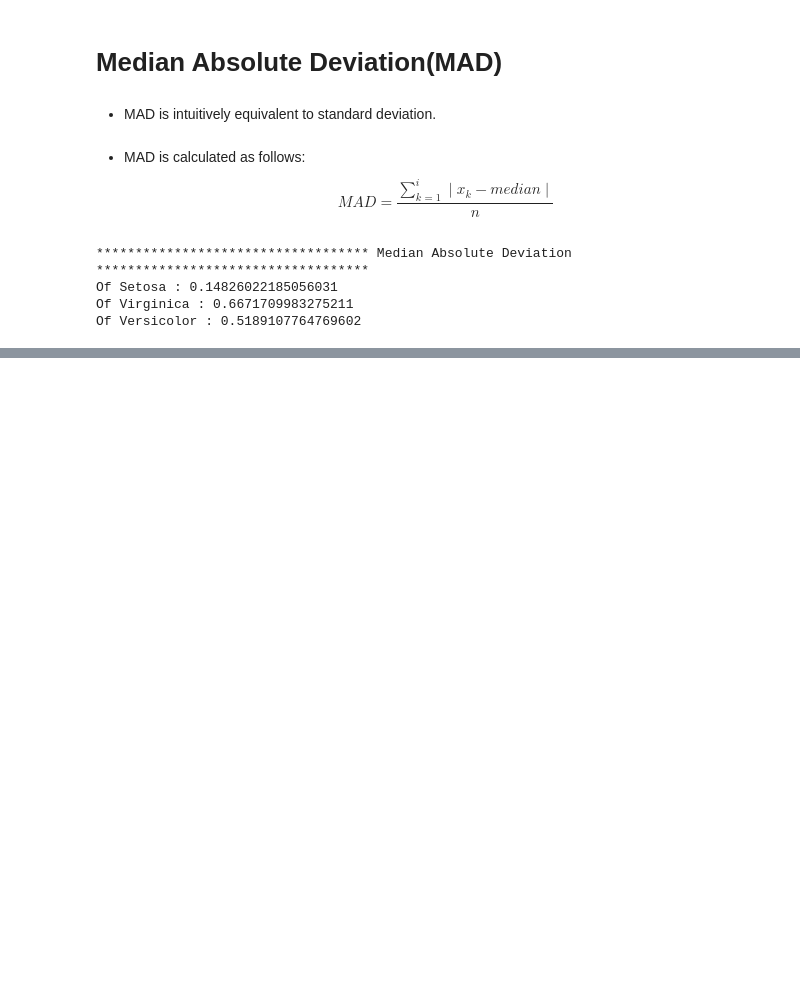
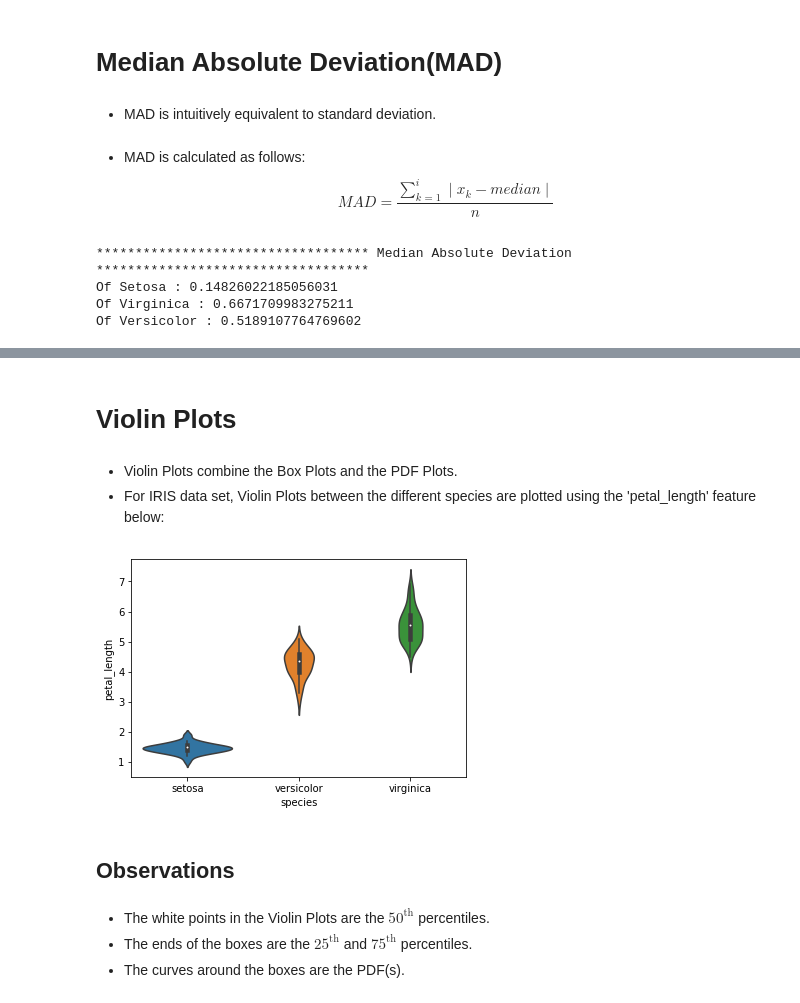
Before and after one commit to deveshSingh06/Exploratory_Data_Analysis_EDA_on_IRIS_Data_Set, a Jupyter notebook: EDA on IRIS Data Set.ipynb, the cells around one changed output, grey strips where cells are left out. Drawn from its saved outputs; the diff is of its cells as text; code cells hidden in the pictures; blank space fills up the shorter version.

```diff
--- a/EDA on IRIS Data Set.ipynb
+++ b/EDA on IRIS Data Set.ipynb
@@ -358,0 +372,16 @@ Of Versicolor : 0.5189107764769602
+# %% [markdown]
+# Violin Plots
+# %% [markdown]
+- Violin Plots combine the Box Plots and the PDF Plots.
+- For IRIS data set, Violin Plots between the different species are plotted using the 'petal_length' feature below:
+# %%
+sns.violinplot(x = 'species', y = 'petal_length', data = iris, height = 8)
+plt.show()
+# %% [output]
+[figure, added]
+# %% [markdown]
+## Observations
+# %% [markdown]
+- The white points in the Violin Plots are the $50^{\text{th}}$ percentiles.
+- The ends of the boxes are the $25^{\text{th}}$ and $75^{\text{th}}$ percentiles.
+- The curves around the boxes are the PDF(s).
```
Also changed, not shown: parts of 3 cells of this notebook.
